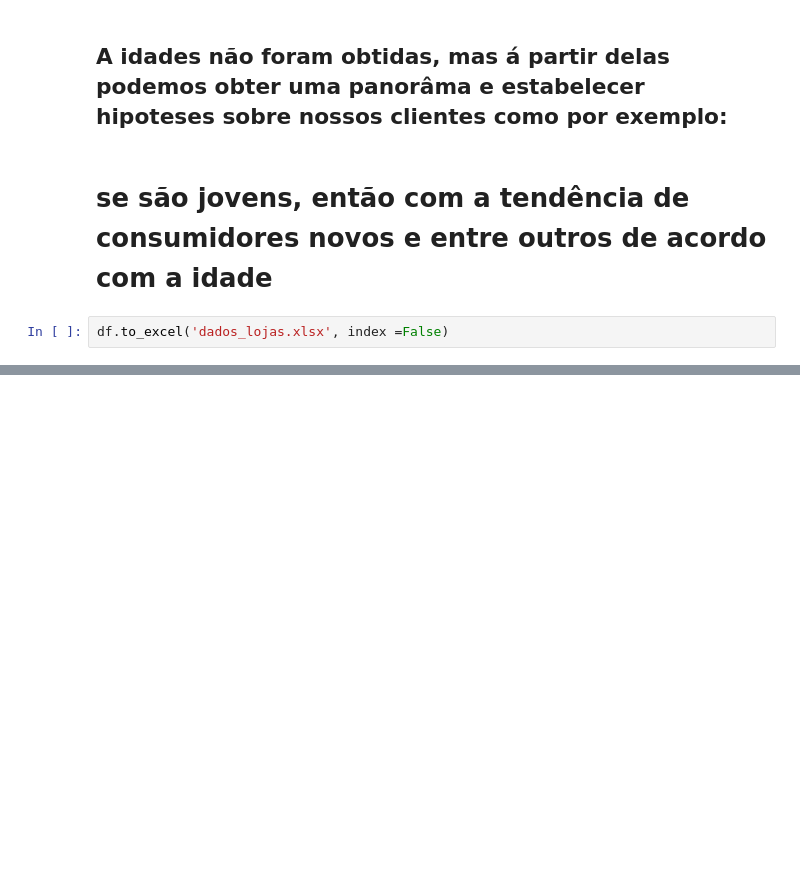
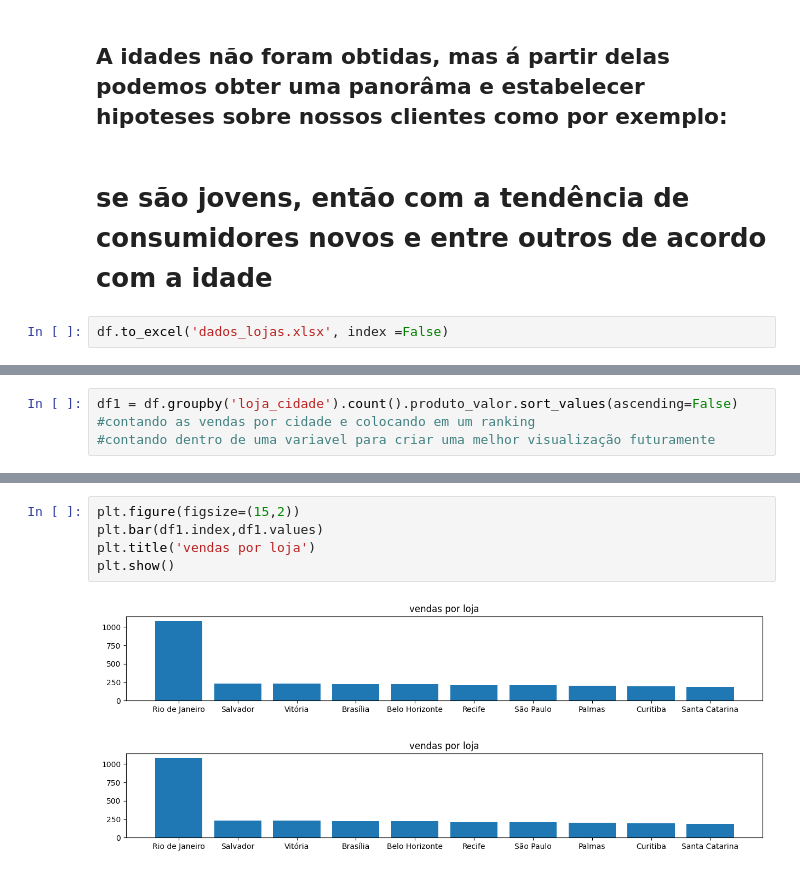
Before and after one commit to gamiel075/analise-de-dados, a Jupyter notebook: analise3.ipynb, the cells around one changed output, grey strips where cells are left out. Cells and saved outputs as stored; diff of their text form; blank space fills up the shorter version.

```diff
--- a/analise3.ipynb
+++ b/analise3.ipynb
@@ -891,0 +931,3 @@ df.to_excel('dados_lojas.xlsx', index =False)
+# %%
+df1 = df.groupby('loja_cidade').count().produto_valor.sort_values(ascending=False) #contando as vendas por cidade e colocando em um ranking
+#contando dentro de uma variavel para criar uma melhor visualização futuramente
@@ -891,0 +962,8 @@ df.to_excel('dados_lojas.xlsx', index =False)
+# %%
+plt.figure(figsize=(15,2))
+plt.bar(df1.index,df1.values)
+plt.title('vendas por loja')
+plt.show()
+# %% [output]
+[figure, added]
+[figure, added]
```
Also changed, not shown: parts of 10 cells of this notebook, 1 other file.
